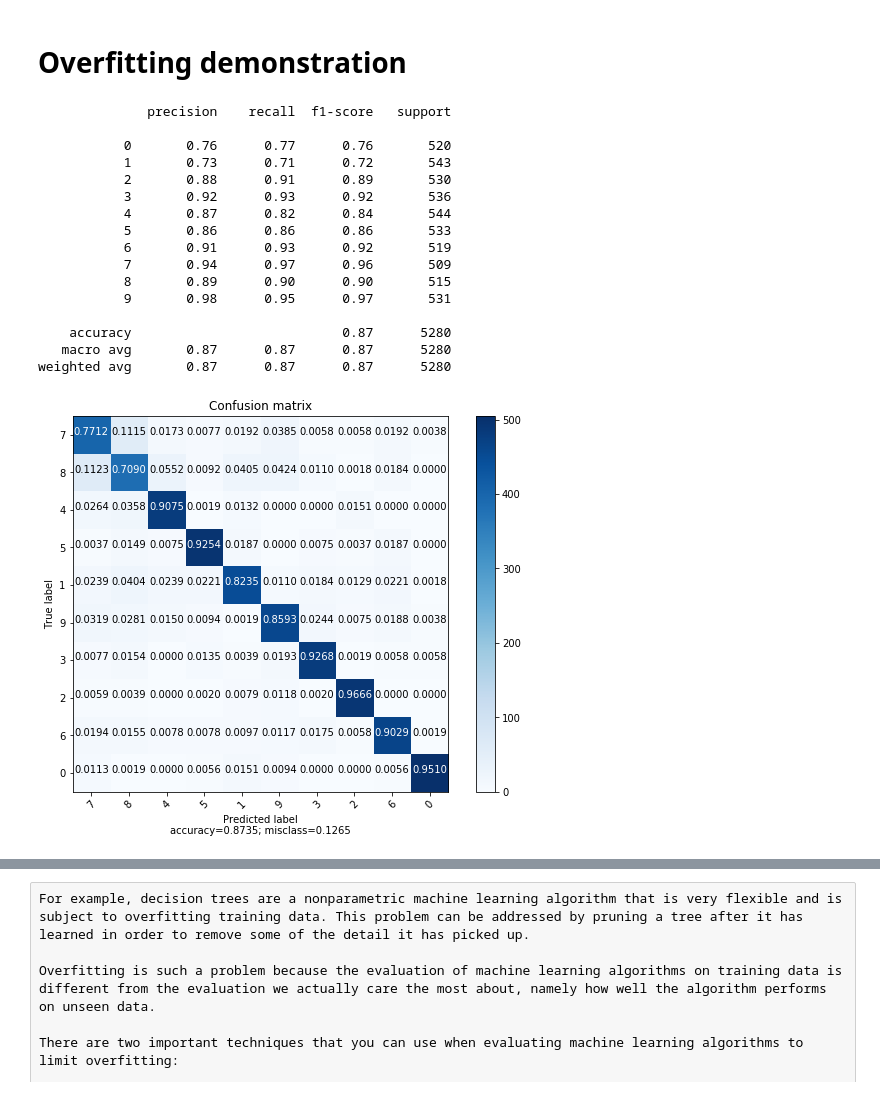
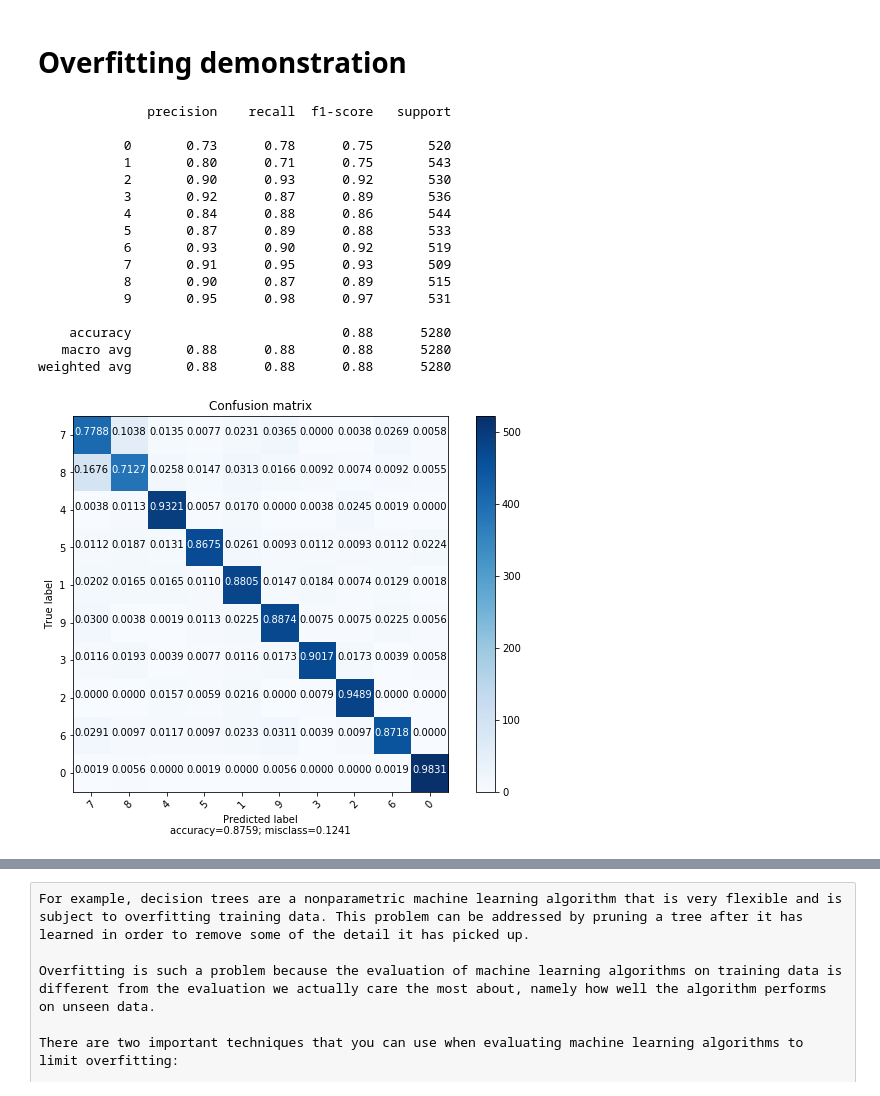
Before and after one commit to kadjulio/Coursework2-Data-Mining, a Jupyter notebook: jupyter/notebooks/modeling/decision-tree-CART.ipynb, the cells around one changed output, grey strips where cells are left out. Drawn from its saved outputs; the diff is of its cells as text; code cells hidden in the pictures.

```diff
--- a/jupyter/notebooks/modeling/decision-tree-CART.ipynb
+++ b/jupyter/notebooks/modeling/decision-tree-CART.ipynb
@@ -211,28 +232,28 @@ Pruning should reduce the size of a learning tree without reducing predictive ac
 # %% [markdown]
 # Overfitting demonstration
 # %%
-clf = DecisionTreeClassifier(random_state=42)
+clf = DecisionTreeClassifier(criterion="entropy", random_state=42)
 clf.fit(train_set_30.iloc[:,0:2303], train_set_30['target'])
 y_pred = clf.predict(test_set_30.iloc[:, 0:2303])
 conf_mat = confusion_matrix(test_set_30["target"], y_pred)
 print(classification_report(test_set_30["target"], y_pred))
 plot_confusion_matrix(conf_mat, target_names=test_set_30['target'].unique())
 # %% [output]
               precision    recall  f1-score   support
 
-           0       0.76      0.77      0.76       520
-           1       0.73      0.71      0.72       543
-           2       0.88      0.91      0.89       530
-           3       0.92      0.93      0.92       536
-           4       0.87      0.82      0.84       544
-           5       0.86      0.86      0.86       533
-           6       0.91      0.93      0.92       519
-           7       0.94      0.97      0.96       509
-           8       0.89      0.90      0.90       515
-           9       0.98      0.95      0.97       531
+           0       0.73      0.78      0.75       520
+           1       0.80      0.71      0.75       543
+           2       0.90      0.93      0.92       530
+           3       0.92      0.87      0.89       536
+           4       0.84      0.88      0.86       544
+           5       0.87      0.89      0.88       533
+           6       0.93      0.90      0.92       519
+           7       0.91      0.95      0.93       509
+           8       0.90      0.87      0.89       515
+           9       0.95      0.98      0.97       531
 
-    accuracy                           0.87      5280
-   macro avg       0.87      0.87      0.87      5280
-weighted avg       0.87      0.87      0.87      5280
+    accuracy                           0.88      5280
+   macro avg       0.88      0.88      0.88      5280
+weighted avg       0.88      0.88      0.88      5280
-[figure, old version]
+[figure, new version]
 # %%
```
Also changed, not shown: parts of 8 cells of this notebook.
